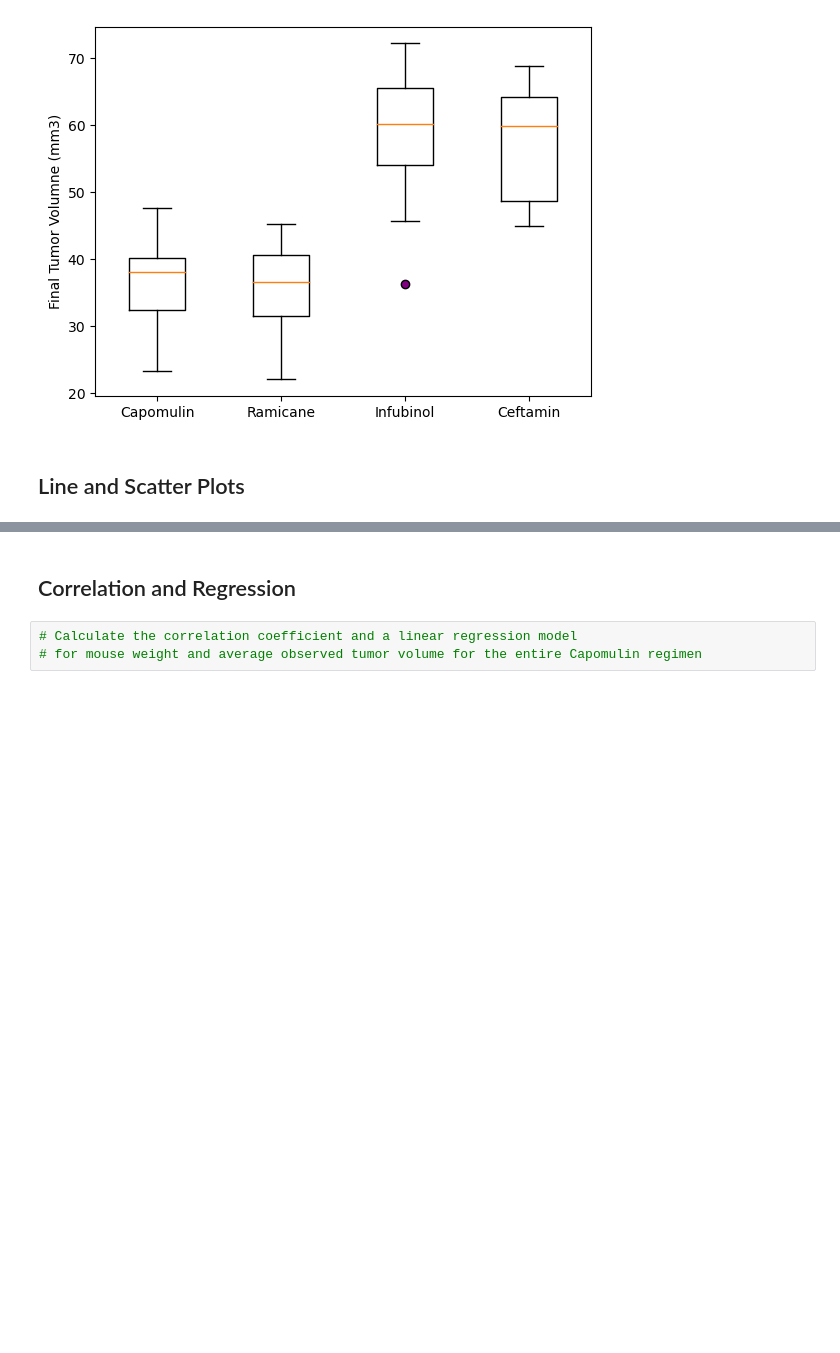
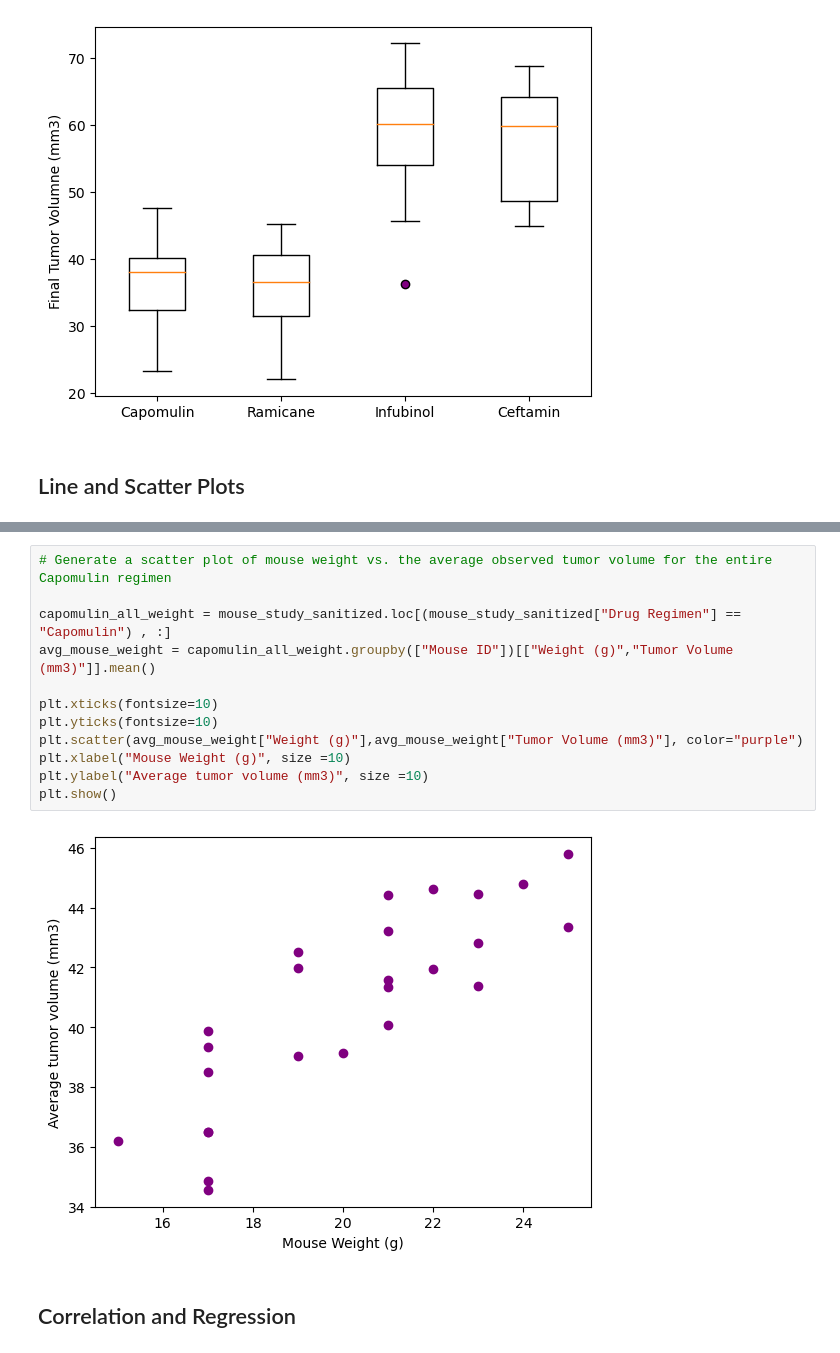
Before and after one commit to jnnfrwht14/Module_5Pyplot, a Jupyter notebook: pymaceuticals_starter_JWhite - Copy.ipynb, the cells around one changed output, grey strips where cells are left out. Cells and saved outputs as stored; diff of their text form; blank space fills up the shorter version.

```diff
--- a/pymaceuticals_starter_JWhite - Copy.ipynb
+++ b/pymaceuticals_starter_JWhite - Copy.ipynb
@@ -301,5 +300,16 @@ plt.show()
+# %%
+# Generate a scatter plot of mouse weight vs. the average observed tumor volume for the entire Capomulin regimen
+
+capomulin_all_weight = mouse_study_sanitized.loc[(mouse_study_sanitized["Drug Regimen"] == "Capomulin") , :]
+avg_mouse_weight = capomulin_all_weight.groupby(["Mouse ID"])[["Weight (g)","Tumor Volume (mm3)"]].mean()
+
+plt.xticks(fontsize=10)
+plt.yticks(fontsize=10)
+plt.scatter(avg_mouse_weight["Weight (g)"],avg_mouse_weight["Tumor Volume (mm3)"], color="purple")
+plt.xlabel("Mouse Weight (g)", size =10)
+plt.ylabel("Average tumor volume (mm3)", size =10)
+plt.show()
+# %% [output]
+[figure, added]
 # %% [markdown]
 ## Correlation and Regression
-# %%
-# Calculate the correlation coefficient and a linear regression model
-# for mouse weight and average observed tumor volume for the entire Capomulin regimen
```
Also changed, not shown: parts of 5 cells of this notebook, 1 other file.
